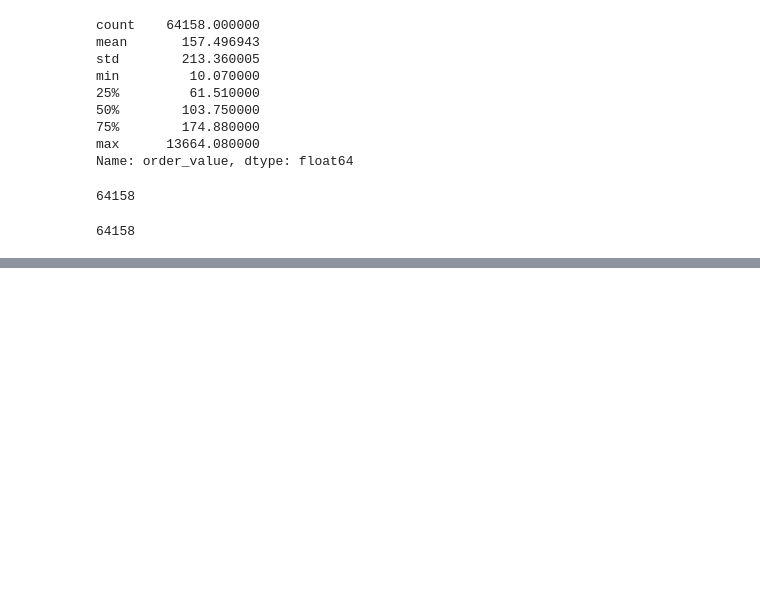
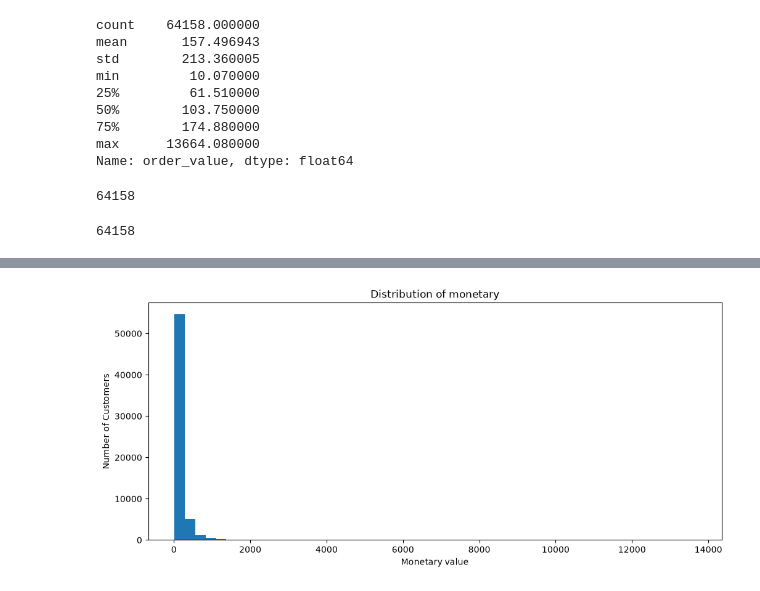
Before and after one commit to ReinSoup/OLIST-Customer-Purchase-Analytics, a Jupyter notebook: notebooks/01_Customer_Data_Preparation.ipynb, the cells around one changed output, grey strips where cells are left out. Saved outputs shown, nothing was run; the diff lists cells and outputs as text; code cells hidden in the pictures; blank space fills up the shorter version.

```diff
--- a/notebooks/01_Customer_Data_Preparation.ipynb
+++ b/notebooks/01_Customer_Data_Preparation.ipynb
@@ -689,0 +1107,9 @@ len(historical_orders)
+# %%
+plt.figure(figsize = (12, 5))
+plt.hist(customer_rfm["monetary"], bins = 50)
+plt.title("Distribution of monetary")
+plt.xlabel("Monetary value")
+plt.ylabel("Number of Customers")
+plt.show()
+# %% [output]
+[figure, added]
```
Also changed, not shown: parts of 64 cells of this notebook.
